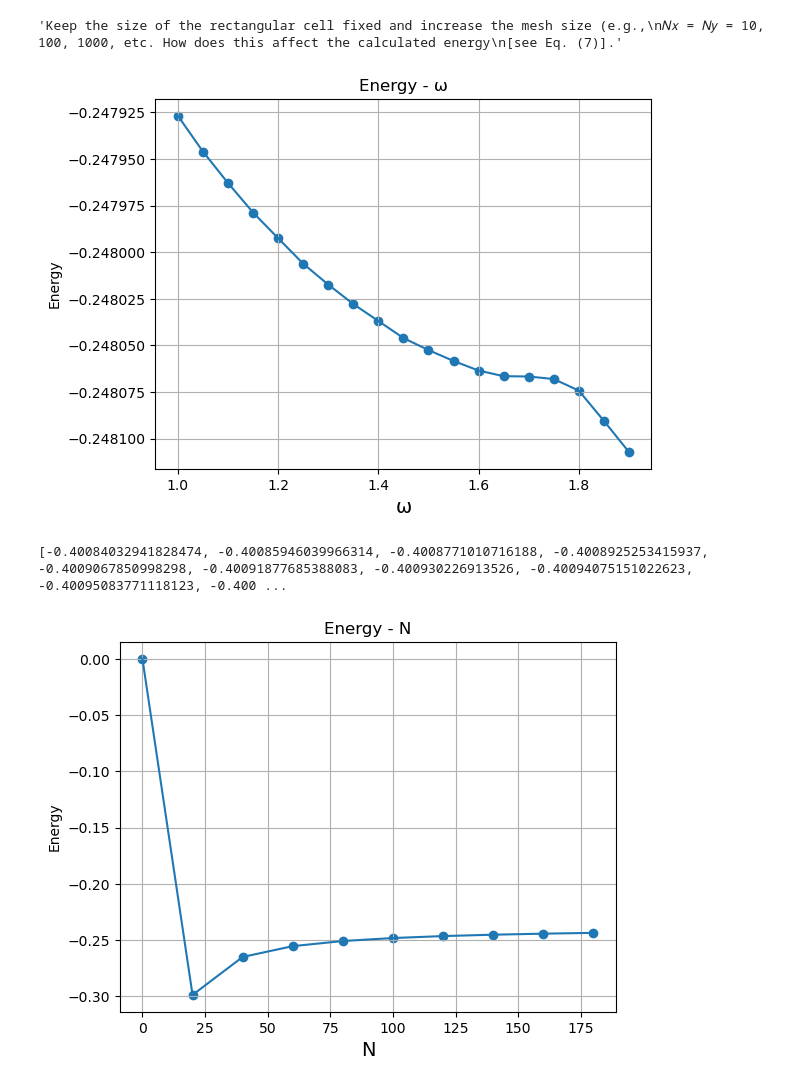
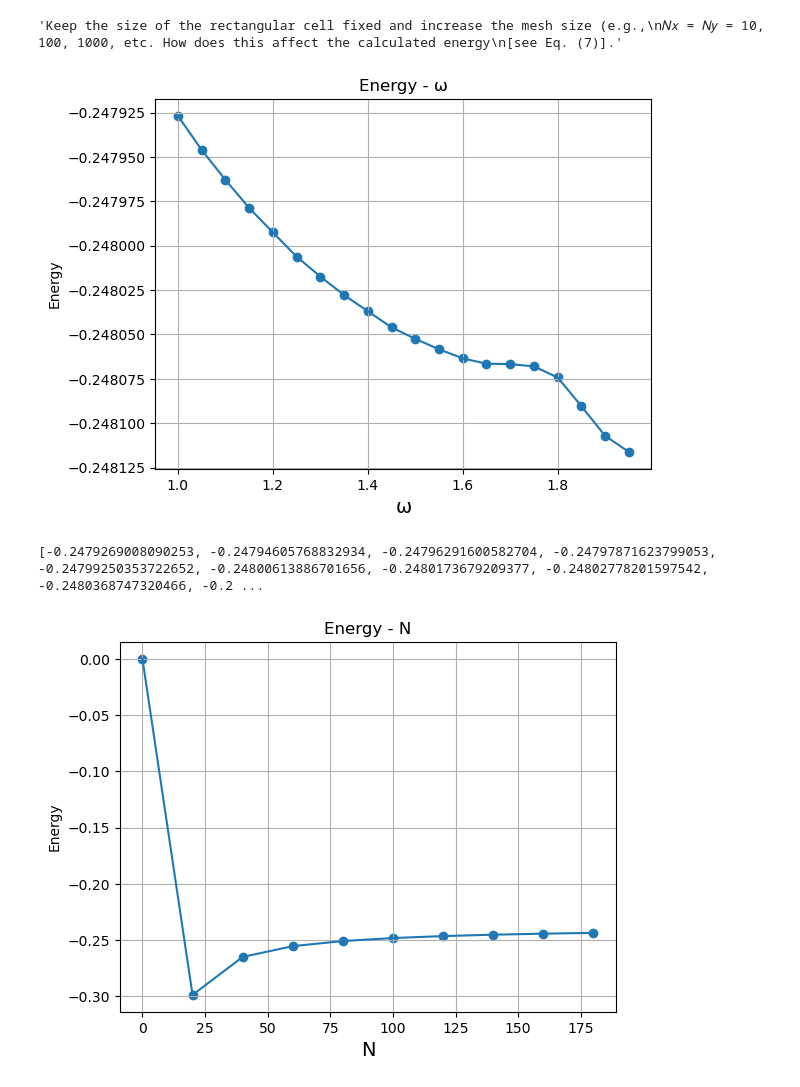
Before and after one commit to VeganSouvlaki/CP, a Jupyter notebook: ΠΡΟΤΖΕΚΤ.ipynb, the cells around one changed output. Drawn from its saved outputs; the diff is of its cells as text; code cells hidden in the pictures.

```diff
--- a/ΠΡΟΤΖΕΚΤ.ipynb
+++ b/ΠΡΟΤΖΕΚΤ.ipynb
@@ -108,20 +165,20 @@ plt.show()
 # %%
 #energy-omega
 
 
-plt.plot(wlist,energylist)
-plt.scatter(wlist,energylist)
+plt.plot(w2list,energylist2)
+plt.scatter(w2list,energylist2)
 plt.xlabel("ω",size=14)
 plt.ylabel("Energy")
 plt.title("Energy - ω")
 plt.grid()
 plt.show()
 # %% [output]
-[figure, old version]
+[figure, new version]
 # %%
-print(energylist)
+print(energylist2)
 # %% [output]
-[-0.40084032941828474, -0.40085946039966314, -0.4008771010716188, -0.4008925253415937, -0.4009067850998298, -0.40091877685388083, -0.400930226913526, -0.40094075151022623, -0.40095083771118123, -0.400 ...
+[-0.2479269008090253, -0.24794605768832934, -0.24796291600582704, -0.24797871623799053, -0.24799250353722652, -0.24800613886701656, -0.2480173679209377, -0.24802778201597542, -0.2480368747320466, -0.2 ...
 # %%
 Nlist=[]
 energylist=[]
```
Also changed, not shown: parts of 7 cells of this notebook.
